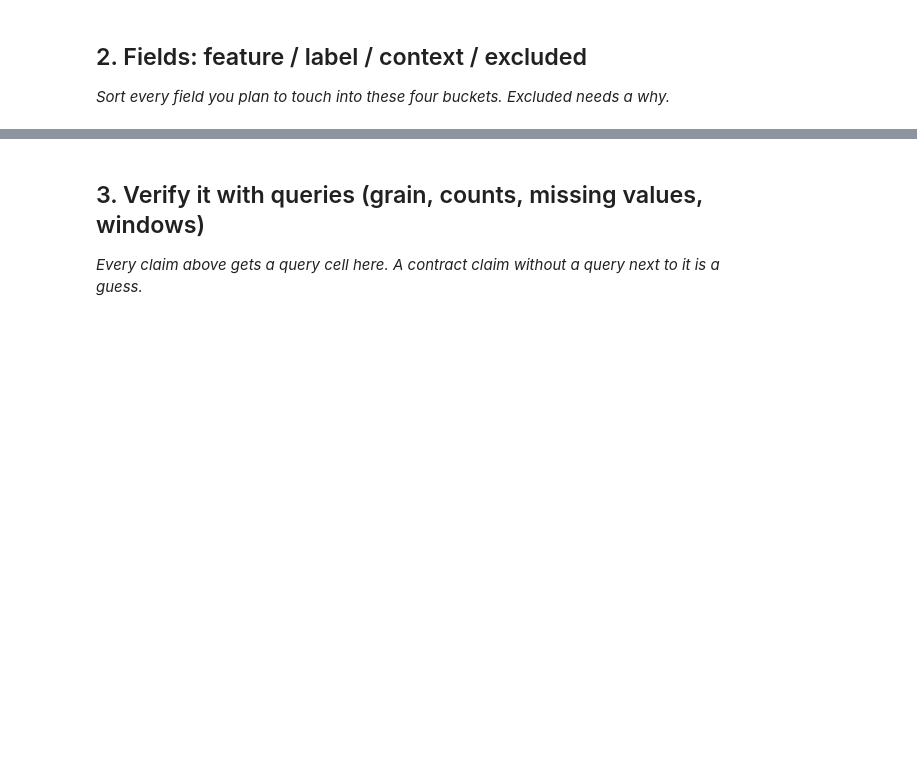
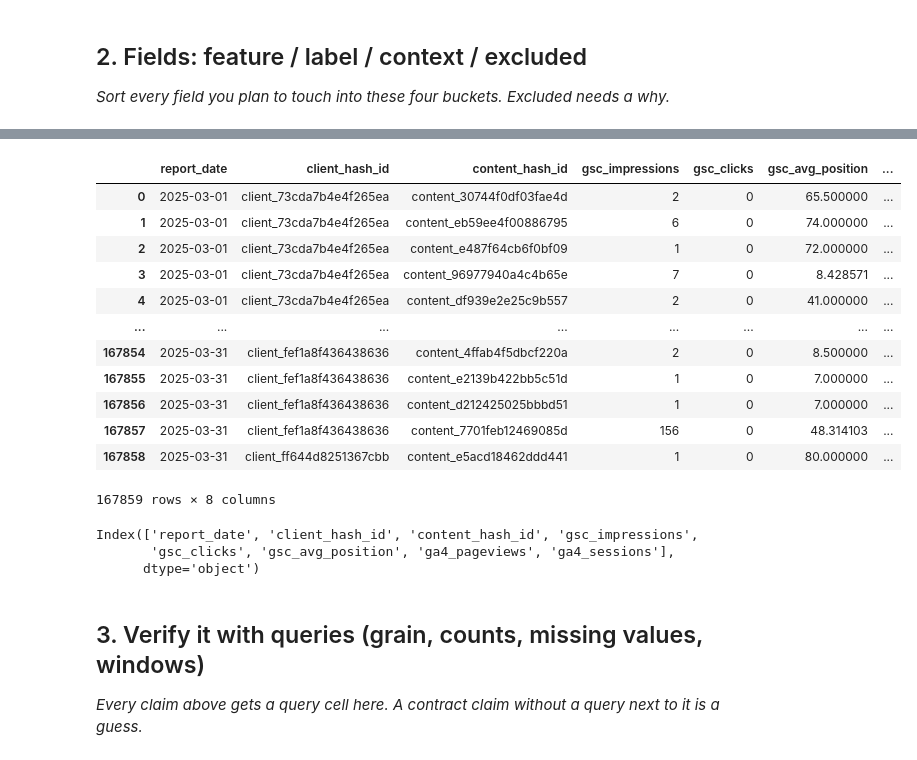
Before and after one commit to AroojSaleem-995/flyrank-ml-internship, a Jupyter notebook: work/notebooks/w03_data_contract.ipynb, the cells around one changed output, grey strips where cells are left out. Drawn from its saved outputs; the diff is of its cells as text; code cells hidden in the pictures; blank space fills up the shorter version.

```diff
--- a/work/notebooks/w03_data_contract.ipynb
+++ b/work/notebooks/w03_data_contract.ipynb
@@ -23,3 +114,38 @@ This skeleton is yours to fill. Work the sections **in order** — each one has
+# %%
+feature_df = con.sql(f"""
+SELECT
+    report_date,
+    client_hash_id,
+    content_hash_id,
+    gsc_impressions,
+    gsc_clicks,
+    gsc_avg_position,
+    ga4_pageviews,
+    ga4_sessions
+FROM {REL}
+""").df()
+
+feature_df
+# %% [output]
+|  | report_date | client_hash_id | content_hash_id | gsc_impressions | gsc_clicks | gsc_avg_position | ... |
+| 0 | 2025-03-01 | client_73cda7b4e4f265ea | content_30744f0df03fae4d | 2 | 0 | 65.500000 | ... |
+| 1 | 2025-03-01 | client_73cda7b4e4f265ea | content_eb59ee4f00886795 | 6 | 0 | 74.000000 | ... |
+| 2 | 2025-03-01 | client_73cda7b4e4f265ea | content_e487f64cb6f0bf09 | 1 | 0 | 72.000000 | ... |
+| 3 | 2025-03-01 | client_73cda7b4e4f265ea | content_96977940a4c4b65e | 7 | 0 | 8.428571 | ... |
+| 4 | 2025-03-01 | client_73cda7b4e4f265ea | content_df939e2e25c9b557 | 2 | 0 | 41.000000 | ... |
+| ... | ... | ... | ... | ... | ... | ... | ... |
+| 167854 | 2025-03-31 | client_fef1a8f436438636 | content_4ffab4f5dbcf220a | 2 | 0 | 8.500000 | ... |
+| 167855 | 2025-03-31 | client_fef1a8f436438636 | content_e2139b422bb5c51d | 1 | 0 | 7.000000 | ... |
+| 167856 | 2025-03-31 | client_fef1a8f436438636 | content_d212425025bbbd51 | 1 | 0 | 7.000000 | ... |
+| 167857 | 2025-03-31 | client_fef1a8f436438636 | content_7701feb12469085d | 156 | 0 | 48.314103 | ... |
+| 167858 | 2025-03-31 | client_ff644d8251367cbb | content_e5acd18462ddd441 | 1 | 0 | 80.000000 | ... |
+167859 rows × 8 columns
+# %%
+feature_df.columns
+# %% [output]
+Index(['report_date', 'client_hash_id', 'content_hash_id', 'gsc_impressions',
+       'gsc_clicks', 'gsc_avg_position', 'ga4_pageviews', 'ga4_sessions'],
+      dtype='object')
 # %% [markdown]
 ## 3. Verify it with queries (grain, counts, missing values, windows)
 
```
Also changed, not shown: parts of 26 cells of this notebook.
